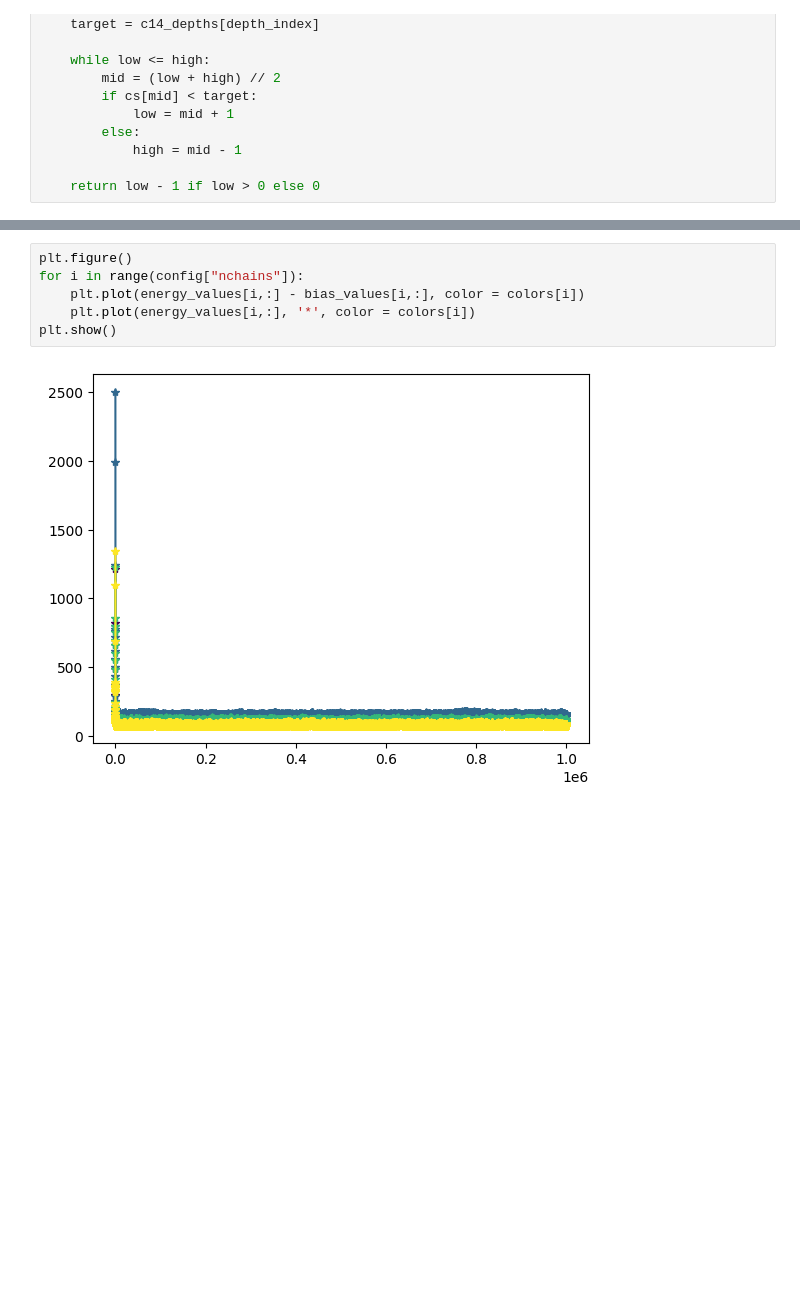
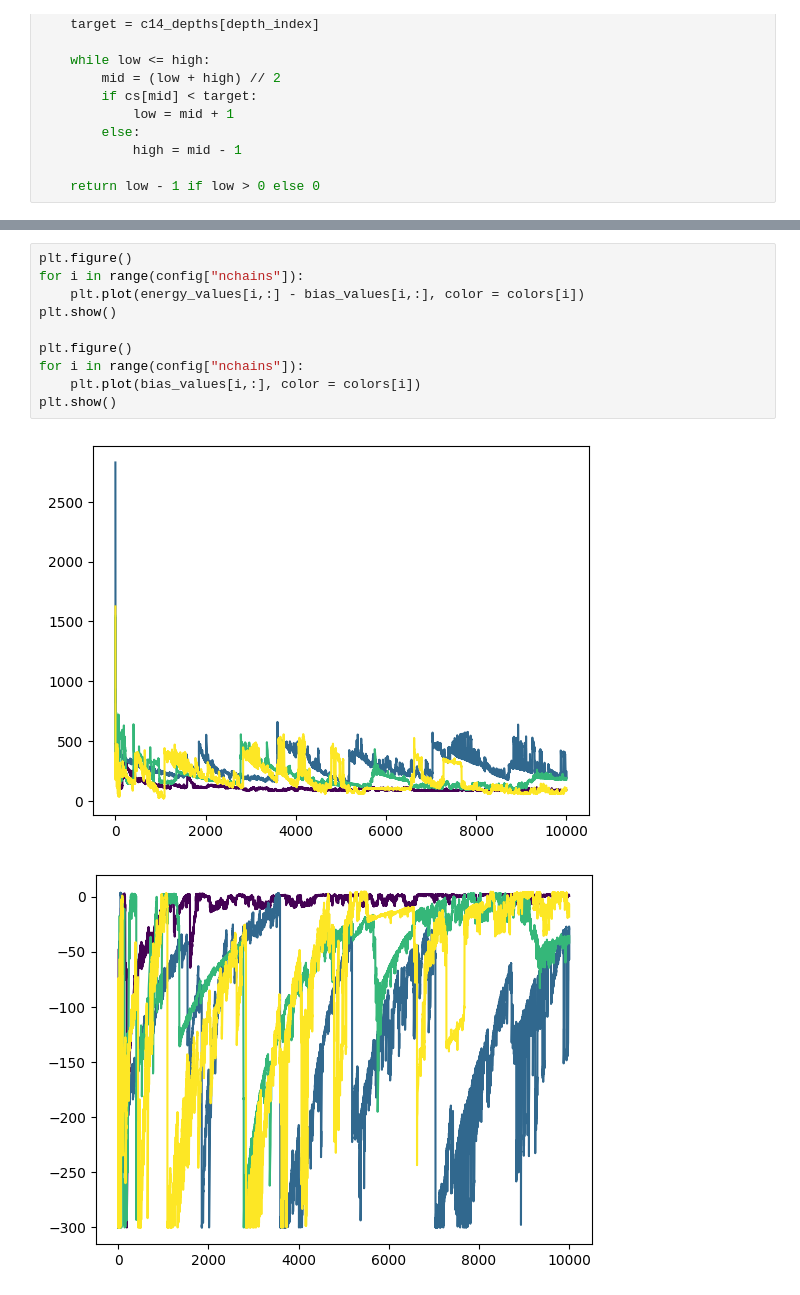
Before and after one commit to hannakjellson/Sampling-for-age-depth-modelling, a Jupyter notebook: python/src/age_depth_models/age_depth_model_rethinking/plot.ipynb, the cells around one changed output, grey strips where cells are left out. Saved outputs shown, nothing was run; the diff lists cells and outputs as text; blank space fills up the shorter version.

```diff
--- a/python/src/age_depth_models/age_depth_model_rethinking/plot.ipynb
+++ b/python/src/age_depth_models/age_depth_model_rethinking/plot.ipynb
@@ -61,11 +61,16 @@ print(energy_values)
 # %%
 plt.figure()
 for i in range(config["nchains"]):
     plt.plot(energy_values[i,:] - bias_values[i,:], color = colors[i])
-    plt.plot(energy_values[i,:], '*', color = colors[i])
 plt.show()
+
+plt.figure()
+for i in range(config["nchains"]):
+    plt.plot(bias_values[i,:], color = colors[i])
+plt.show()
 # %% [output]
-[figure, old version]
+[figure, new version]
+[figure, added]
 # %%
 CV_values = data["theta"] - config["dc"] * np.sum(samples[:, :, :config["pidx"]], axis = 2)
 fig, ax = plt.subplots(figsize=(6, 4))
```
Also changed, not shown: parts of 8 cells of this notebook, 12 other files.
